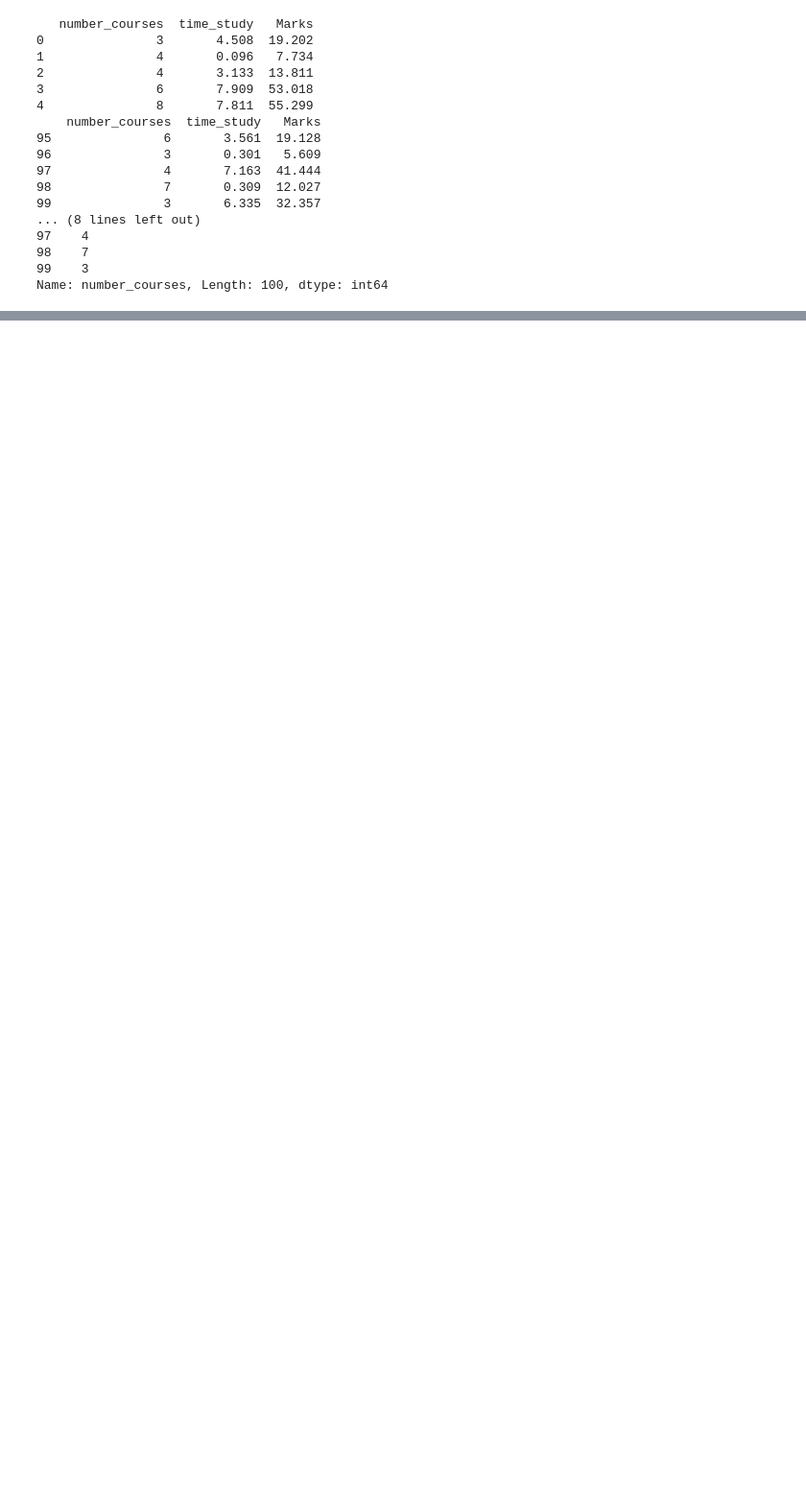
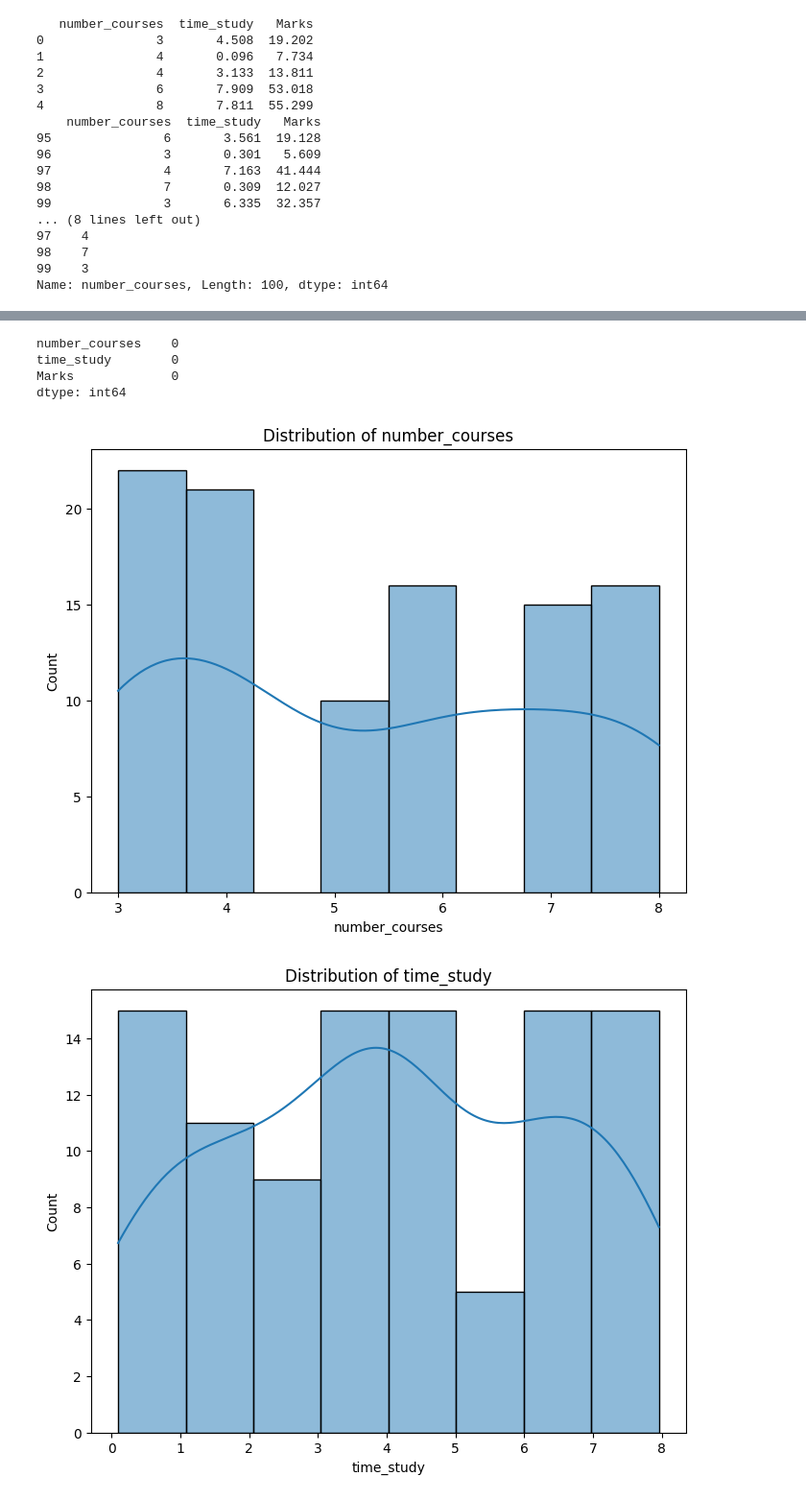
Before and after one commit to prnvpwr2612/DMA-Codes, a Jupyter notebook: Experiment02.ipynb, the cells around one changed output, grey strips where cells are left out. Shown: that part at 96% size. Drawn from its saved outputs; the diff is of its cells as text; code cells hidden in the pictures; blank space fills up the shorter version.

```diff
--- a/Experiment02.ipynb
+++ b/Experiment02.ipynb
@@ -68,0 +83,17 @@ Name: number_courses, Length: 100, dtype: int64
+# %%
+marks.isnull().sum()
+# %% [output]
+number_courses    0
+time_study        0
+Marks             0
+dtype: int64
+# %%
+numerical_columns = marks.select_dtypes(include=['int64', 'float64','float64']).columns
+for column in numerical_columns:
+    plt.figure(figsize=(8, 6))
+    sns.histplot(marks[column], kde=True)
+    plt.title(f'Distribution of {column}')
+    plt.show()
+# %% [output]
+[figure, added]
+[figure, added]
```
Also changed, not shown: parts of 3 cells of this notebook.
